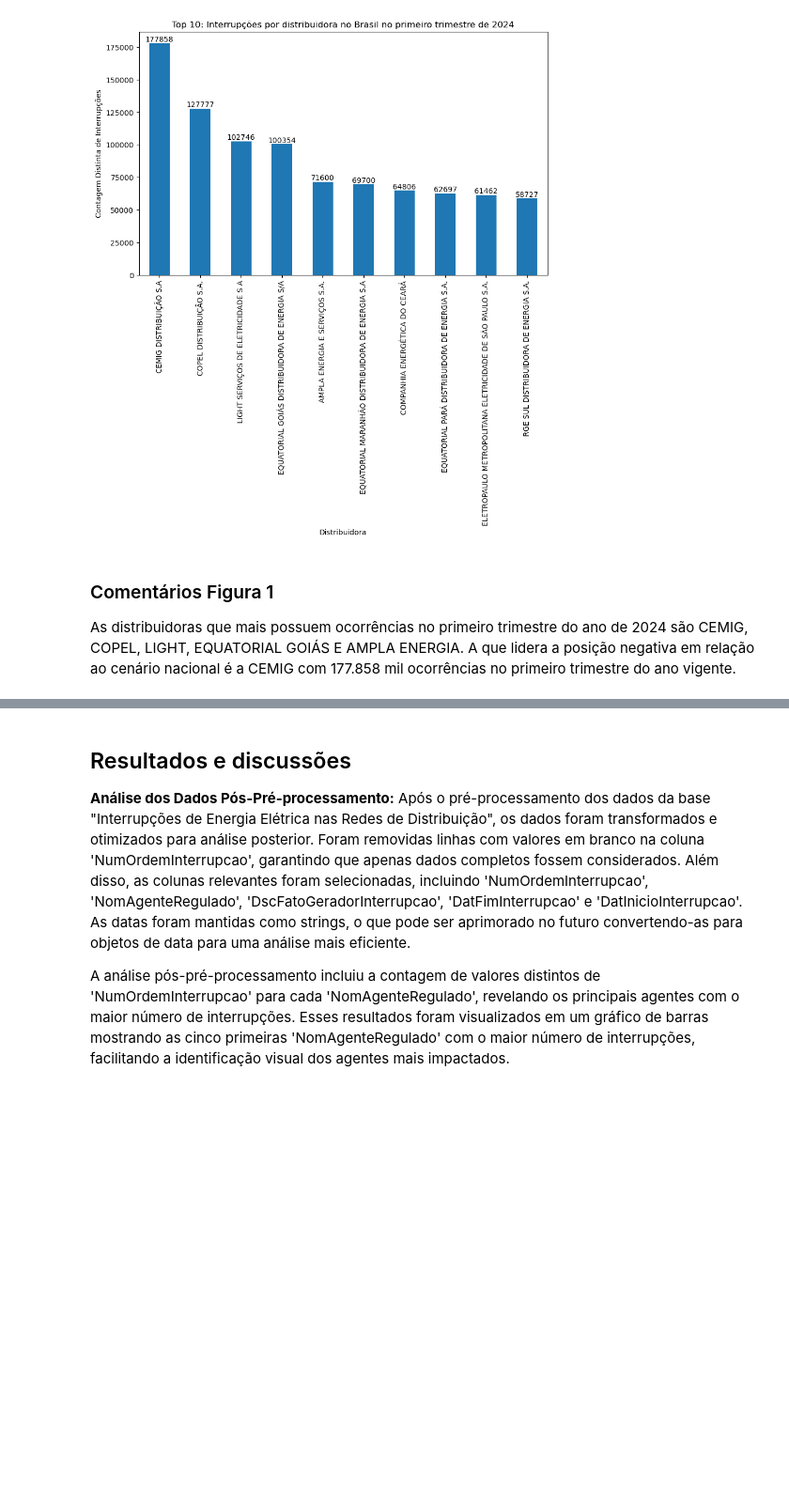
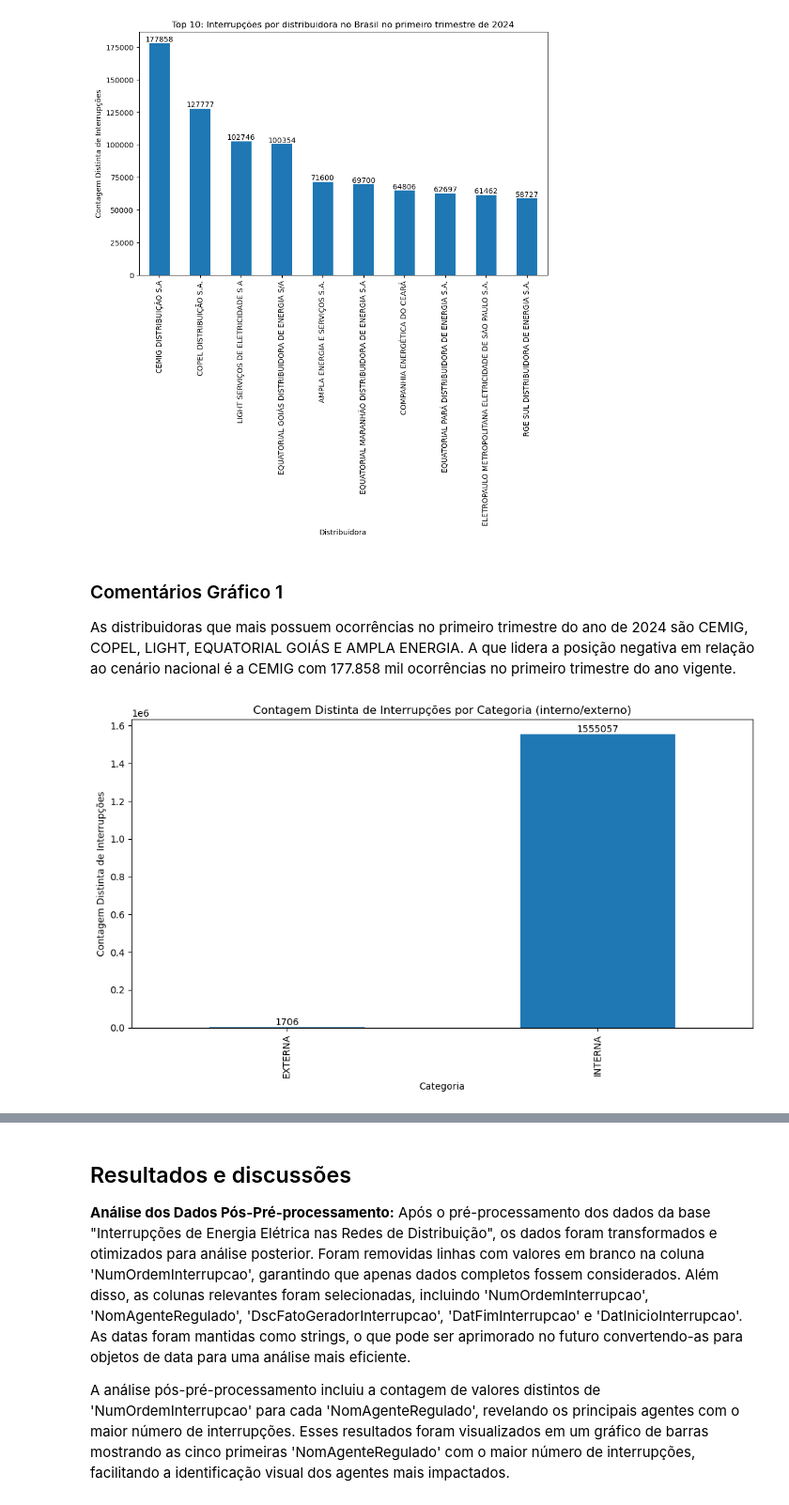
Before and after one commit to joaopedroalcn/Electricity-Interruptions-in-Distribution-Networks, a Jupyter notebook: main.ipynb, the cells around one changed output, grey strips where cells are left out. Shown at 94% size. Cells and saved outputs as stored; diff of their text form; code cells hidden in the pictures; blank space fills up the shorter version.

```diff
--- a/main.ipynb
+++ b/main.ipynb
@@ -109,6 +109,47 @@ plt.show()
 # %% [output]
 [figure]
 # %% [markdown]
-<h3>Comentários Figura 1</h3>
+<h3>Comentários Gráfico 1</h3>
 
 As distribuidoras que mais possuem ocorrências no primeiro trimestre do ano de 2024 são CEMIG, COPEL, LIGHT, EQUATORIAL GOIÁS E AMPLA ENERGIA. A que lidera a posição negativa em relação ao cenário nacional é a CEMIG com 177.858 mil ocorrências no primeiro trimestre do ano vigente.
+# %%
+import pandas as pd
+import matplotlib.pyplot as plt
+
+# Copiar o DataFrame original
+df = df.copy()
+
+# Remover espaços em branco no início e no final da string
+df['DscFatoGeradorInterrupcao'] = df['DscFatoGeradorInterrupcao'].str.strip()
+
+# Converter a string para minúsculas
+df['DscFatoGeradorInterrupcao'] = df['DscFatoGeradorInterrupcao'].str.lower()
+
+filtered_df = df[df['DscFatoGeradorInterrupcao'].str.contains('interna|externa|interno|externo', case=False, na=False)].copy()
+
+# Criar uma nova coluna 'Categoria' com base no nome do fator gerador
+filtered_df.loc[:, 'Categoria'] = filtered_df['DscFatoGeradorInterrupcao'].apply(lambda x: 'INTERNA' if any(substring in x for substring in ['interna', 'interno']) else ('EXTERNA' if any(substring in x for substring in ['externa', 'externo']) else 'OUTROS'))
+
+# Remover valores ausentes na coluna 'NumOrdemInterrupcao'
+filtered_df.dropna(subset=['NumOrdemInterrupcao'], inplace=True)
+
+# Agrupar os dados pela coluna 'Categoria' e contar os valores distintos na coluna 'NumOrdemInterrupcao'
+grouped = filtered_df.groupby('Categoria')['NumOrdemInterrupcao'].nunique()
+
+# Criar o gráfico
+plt.figure(figsize=(10, 6))
+bars = grouped.plot(kind='bar')
+
+plt.title('Contagem Distinta de Interrupções por Categoria (interno/externo)')
+plt.xlabel('Categoria')
+plt.ylabel('Contagem Distinta de Interrupções')
+
+# Adicionar rótulos de dados
+for bar in bars.patches:
+    yval = bar.get_height()
+    plt.text(bar.get_x() + bar.get_width() / 2, yval + 0.05, round(yval, 2), ha='center', va='bottom')
+
+plt.tight_layout()
+plt.show()
+# %% [output]
+[figure, added]
```
Also changed, not shown: parts of 13 cells of this notebook.
